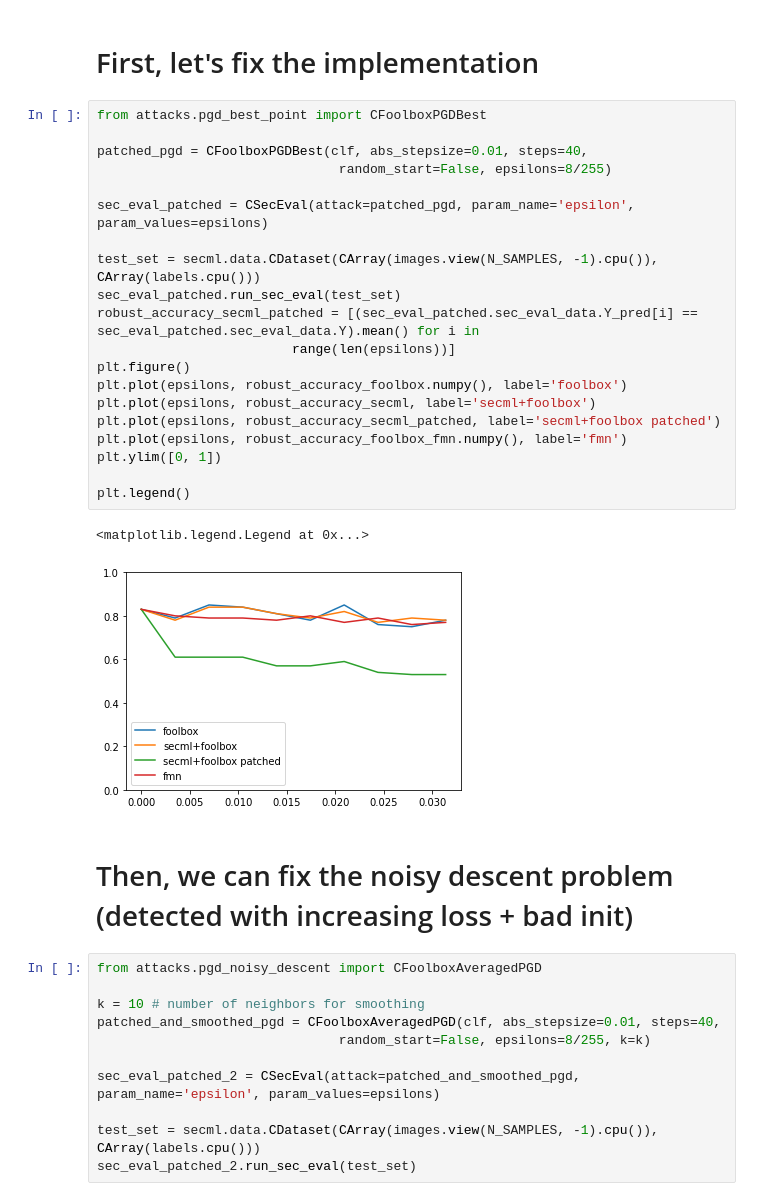
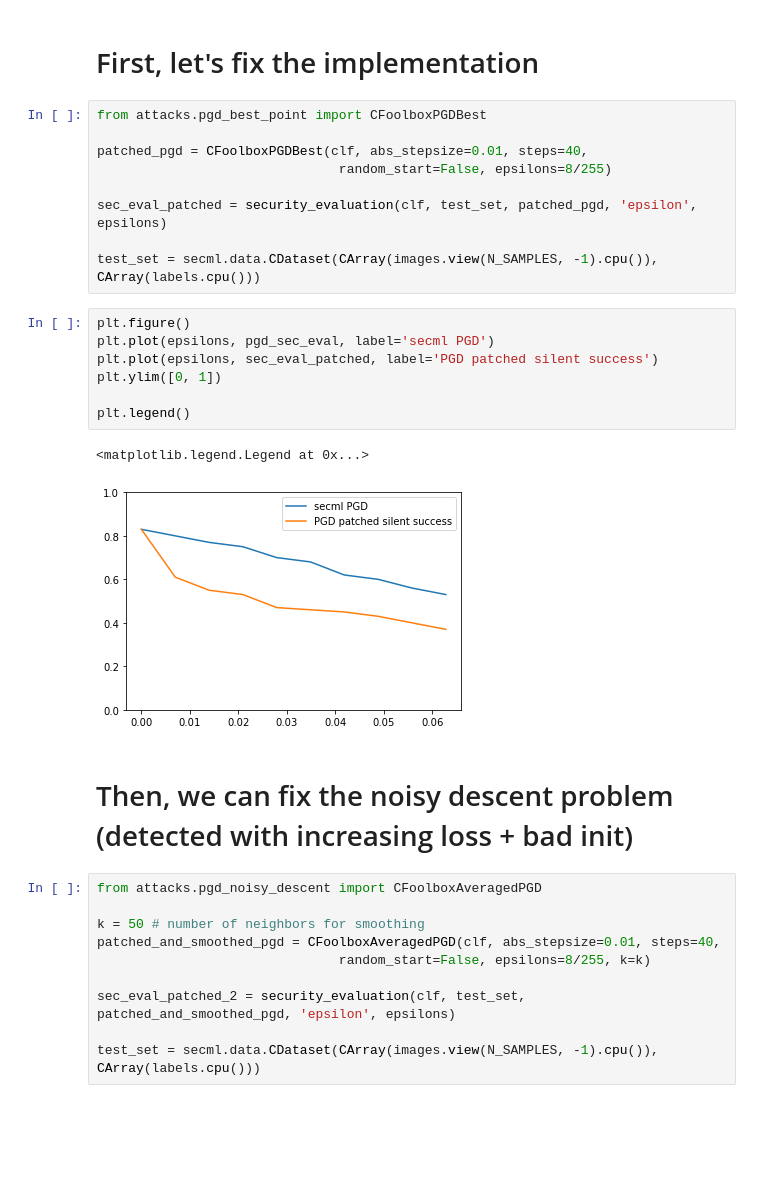
Before and after one commit to maurapintor/debug_attacks, a Jupyter notebook: debug_attacks.ipynb, the cells around one changed output. Drawn from its saved outputs; the diff is of its cells as text; blank space fills up the shorter version.

```diff
--- a/debug_attacks.ipynb
+++ b/debug_attacks.ipynb
@@ -174,33 +167,28 @@ from attacks.pgd_best_point import CFoolboxPGDBest
 patched_pgd = CFoolboxPGDBest(clf, abs_stepsize=0.01, steps=40,
                                random_start=False, epsilons=8/255)
 
-sec_eval_patched = CSecEval(attack=patched_pgd, param_name='epsilon', param_values=epsilons)
+sec_eval_patched = security_evaluation(clf, test_set, patched_pgd, 'epsilon', epsilons)
 
 test_set = secml.data.CDataset(CArray(images.view(N_SAMPLES, -1).cpu()), CArray(labels.cpu()))
-sec_eval_patched.run_sec_eval(test_set)
-robust_accuracy_secml_patched = [(sec_eval_patched.sec_eval_data.Y_pred[i] == sec_eval_patched.sec_eval_data.Y).mean() for i in
-                         range(len(epsilons))]
-plt.figure()
-plt.plot(epsilons, robust_accuracy_foolbox.numpy(), label='foolbox')
-plt.plot(epsilons, robust_accuracy_secml, label='secml+foolbox')
-plt.plot(epsilons, robust_accuracy_secml_patched, label='secml+foolbox patched')
-plt.plot(epsilons, robust_accuracy_foolbox_fmn.numpy(), label='fmn')
-plt.ylim([0, 1])
-
-plt.legend()
-# %% [output]
-<matplotlib.legend.Legend at 0x...>
-[figure, removed]
+# %%
+plt.figure()
+plt.plot(epsilons, pgd_sec_eval, label='secml PGD')
+plt.plot(epsilons, sec_eval_patched, label='PGD patched silent success')
+plt.ylim([0, 1])
+
+plt.legend()
+# %% [output]
+<matplotlib.legend.Legend at 0x...>
+[figure, added]
 # %% [markdown]
 # Then, we can fix the noisy descent problem (detected with increasing loss + bad init)
 # %%
 from attacks.pgd_noisy_descent import CFoolboxAveragedPGD
 
-k = 10 # number of neighbors for smoothing
+k = 50 # number of neighbors for smoothing
 patched_and_smoothed_pgd = CFoolboxAveragedPGD(clf, abs_stepsize=0.01, steps=40,
                                random_start=False, epsilons=8/255, k=k)
 
-sec_eval_patched_2 = CSecEval(attack=patched_and_smoothed_pgd, param_name='epsilon', param_values=epsilons)
+sec_eval_patched_2 = security_evaluation(clf, test_set, patched_and_smoothed_pgd, 'epsilon', epsilons)
 
 test_set = secml.data.CDataset(CArray(images.view(N_SAMPLES, -1).cpu()), CArray(labels.cpu()))
-sec_eval_patched_2.run_sec_eval(test_set)
```
Also changed, not shown: parts of 14 cells of this notebook.
